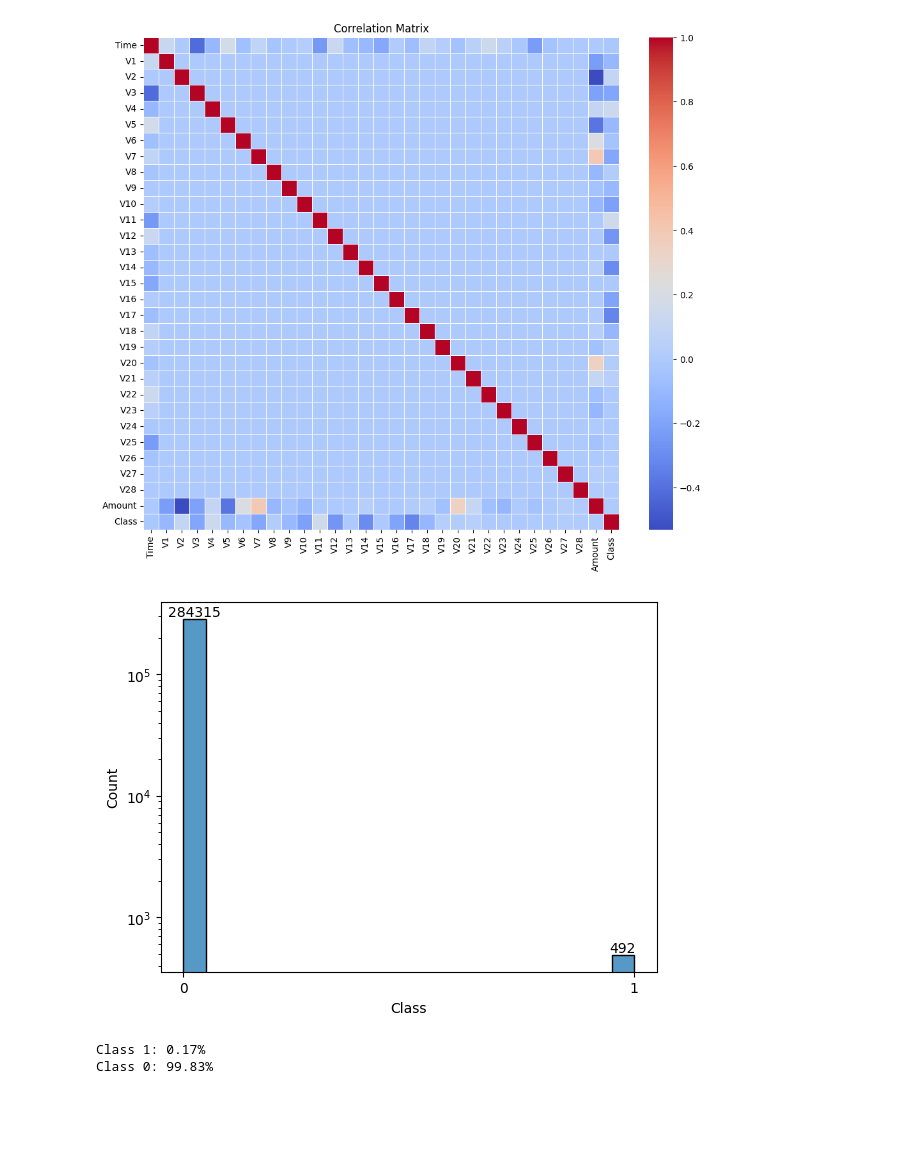
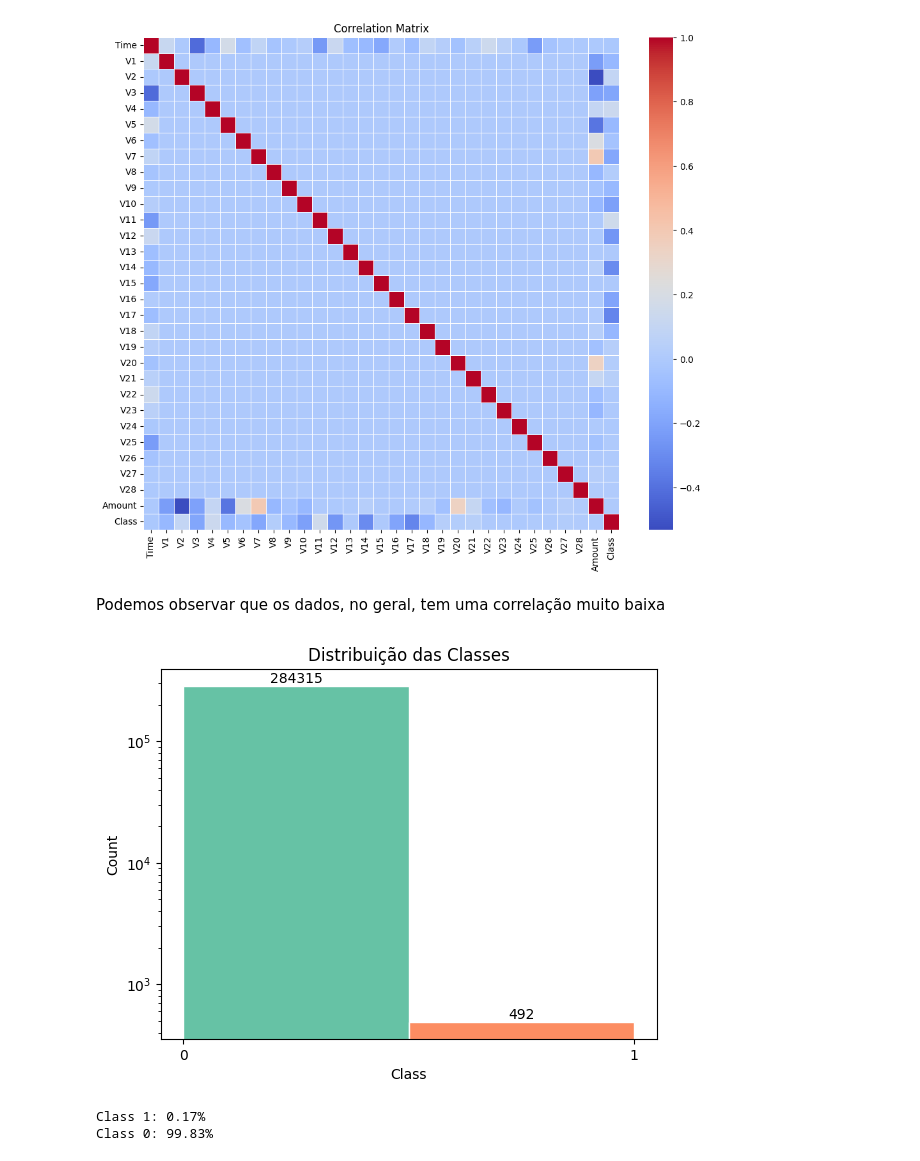
Before and after one commit to silmarp/machine-learning-bankruptcy, a Jupyter notebook: main.ipynb, the cells around one changed output. Saved outputs shown, nothing was run; the diff lists cells and outputs as text; code cells hidden in the pictures; blank space fills up the shorter version.

```diff
--- a/main.ipynb
+++ b/main.ipynb
@@ -111,21 +111,30 @@ plt.title('Correlation Matrix')
 plt.show()
 # %% [output]
 [figure]
+# %% [markdown]
+Podemos observar que os dados, no geral, tem uma correlação muito baixa
 # %%
 target = df['Class']
 # %%
-ax = sns.histplot(target)
-plt.yscale('log')
+colors = sns.color_palette('Set2')
+
+ax = sns.histplot(data=target, binwidth=0.5, edgecolor='white')
+
+for i, patch in enumerate(ax.patches):
+    patch.set_facecolor(colors[i % len(colors)])
 
 for p in ax.patches:
     ax.annotate(str(p.get_height()), (p.get_x() + p.get_width() / 2., p.get_height()), ha='center', va='center', xytext=(0, 5), textcoords='offset points')
 
 plt.xticks([0, 1])
+
+plt.yscale('log')
+plt.title('Distribuição das Classes')
 plt.show()
 
 # vamos usar o gráfico em log para conseguir visualizar melhor, pois há uma diferença muito grande entre as quantidades
 # %% [output]
-[figure, old version]
+[figure, new version]
 # %%
 print(f"Class 1: {np.count_nonzero(target)/target.shape[0] * 100:,.2f}%")
 print(f"Class 0: {(target.shape[0] - np.count_nonzero(target))/target.shape[0] *100:,.2f}%")
```
Also changed, not shown: parts of 54 cells of this notebook.
